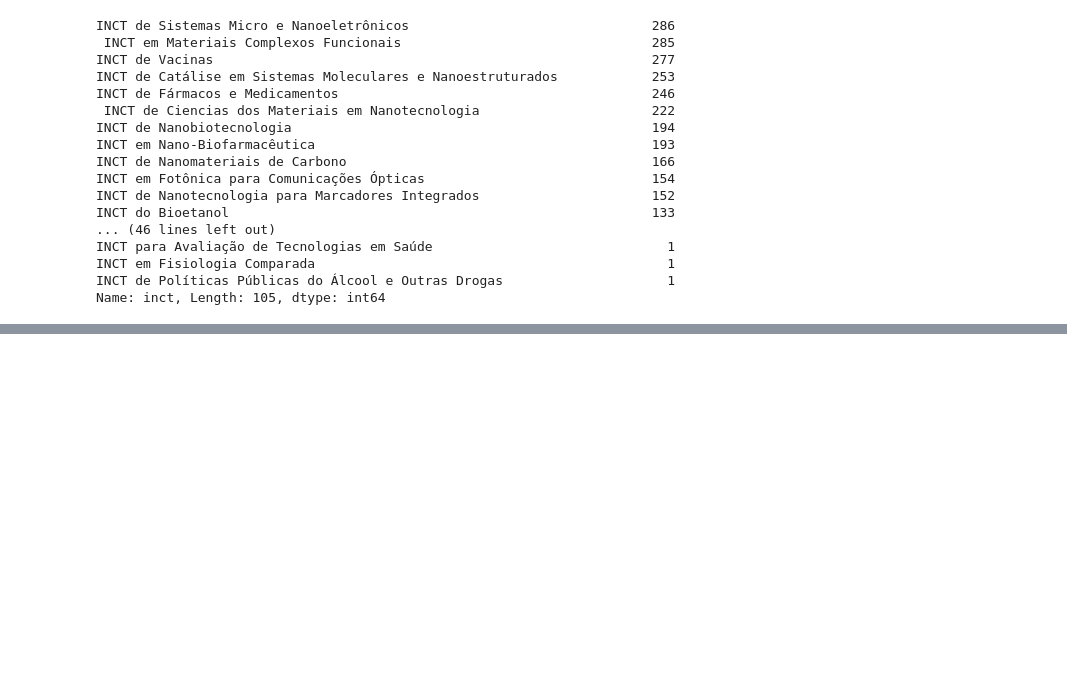
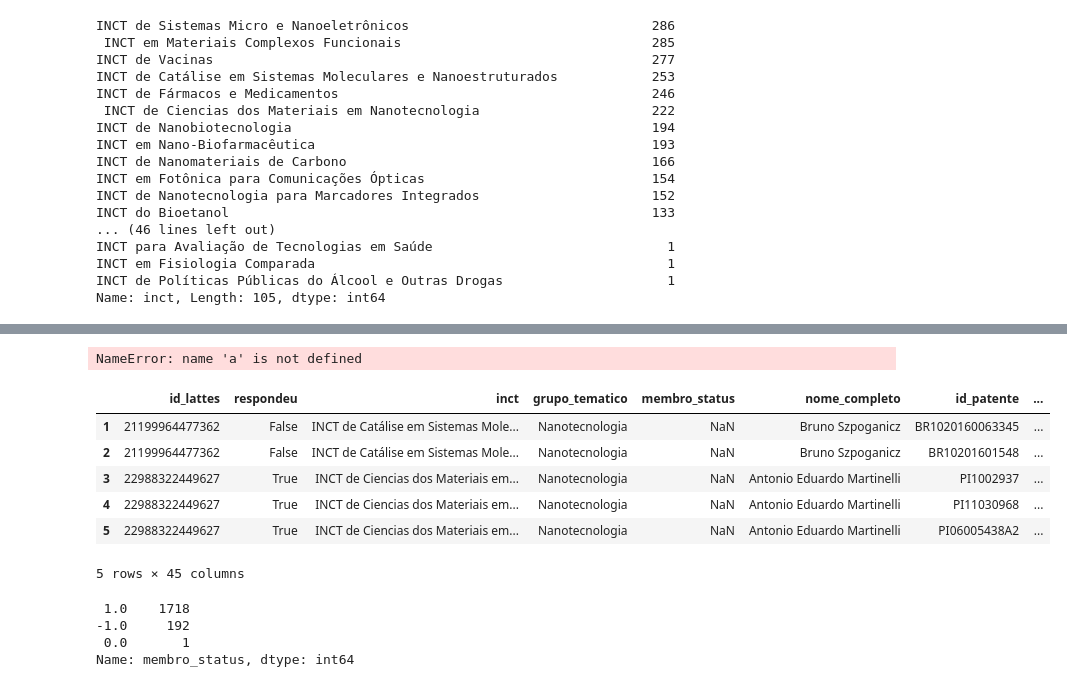
Before and after one commit to matheusbsilva/lattes_patents, a Jupyter notebook: jupyter-notebooks/1.analise-excel/analise-patentes.ipynb, the cells around one changed output, grey strips where cells are left out. Drawn from its saved outputs; the diff is of its cells as text; code cells hidden in the pictures; blank space fills up the shorter version.

```diff
--- a/jupyter-notebooks/1.analise-excel/analise-patentes.ipynb
+++ b/jupyter-notebooks/1.analise-excel/analise-patentes.ipynb
@@ -47,0 +97,21 @@ Name: inct, Length: 105, dtype: int64
+# %%
+a[1].lstrip()
+# %% [output]
+NameError: name 'a' is not defined
+# %%
+df.head()
+# %% [output]
+|  | id_lattes | respondeu | inct | grupo_tematico | membro_status | nome_completo | id_patente | ... |
+| 1 | 21199964477362 | False | INCT de Catálise em Sistemas Mole... | Nanotecnologia | NaN | Bruno Szpoganicz | BR1020160063345 | ... |
+| 2 | 21199964477362 | False | INCT de Catálise em Sistemas Mole... | Nanotecnologia | NaN | Bruno Szpoganicz | BR10201601548 | ... |
+| 3 | 22988322449627 | True | INCT de Ciencias dos Materiais em... | Nanotecnologia | NaN | Antonio Eduardo Martinelli | PI1002937 | ... |
+| 4 | 22988322449627 | True | INCT de Ciencias dos Materiais em... | Nanotecnologia | NaN | Antonio Eduardo Martinelli | PI11030968 | ... |
+| 5 | 22988322449627 | True | INCT de Ciencias dos Materiais em... | Nanotecnologia | NaN | Antonio Eduardo Martinelli | PI06005438A2 | ... |
+5 rows × 45 columns
+# %%
+df.membro_status.value_counts()
+# %% [output]
+ 1.0    1718
+-1.0     192
+ 0.0       1
+Name: membro_status, dtype: int64
```
Also changed, not shown: parts of 4 cells of this notebook.
